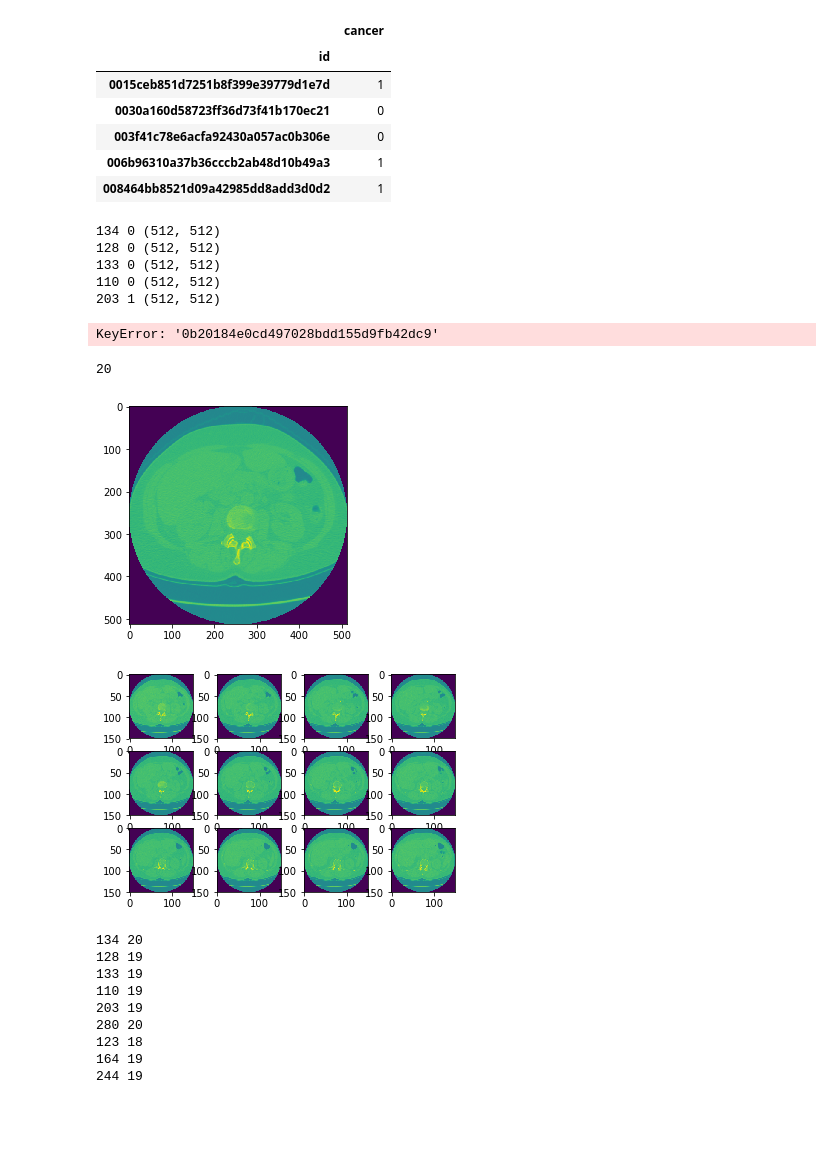
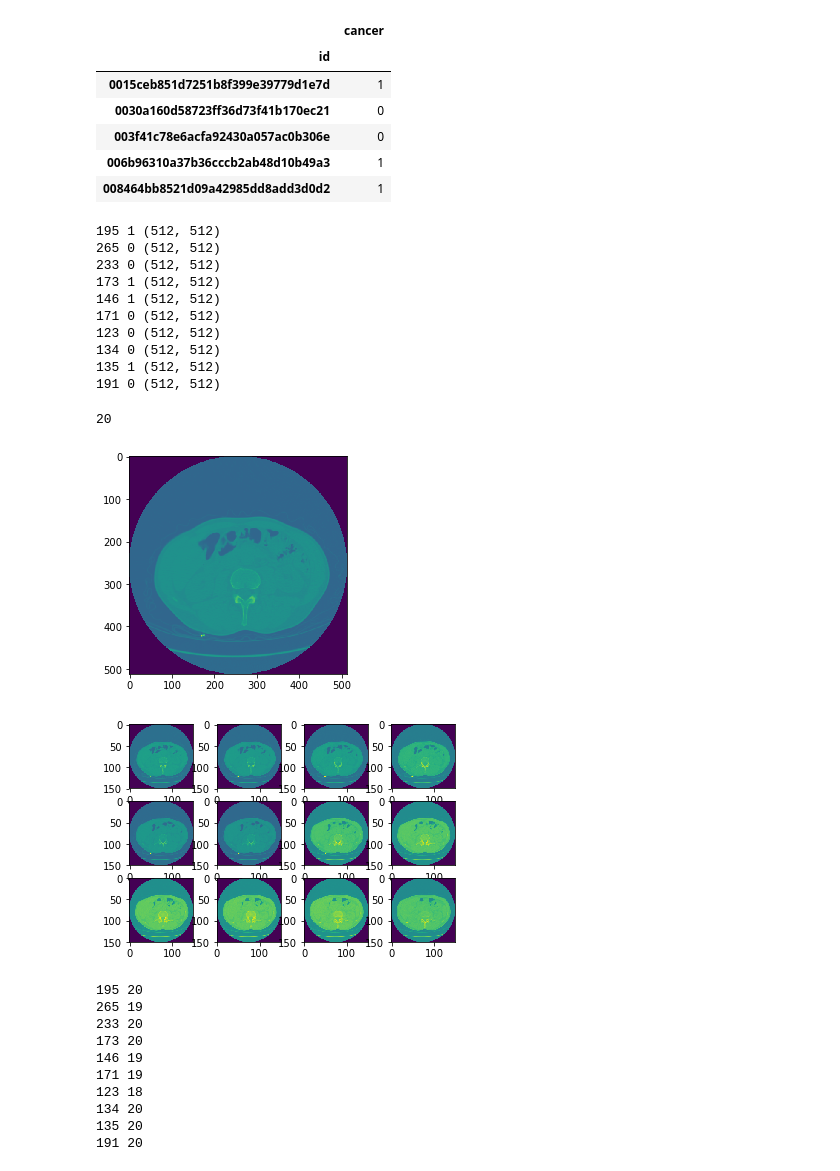
Before and after one commit to bgoldfe2/csi758project, a Jupyter notebook: CSI758_Project.ipynb, the cells around one changed output. Drawn from its saved outputs; the diff is of its cells as text; code cells hidden in the pictures; blank space fills up the shorter version.

```diff
--- a/CSI758_Project.ipynb
+++ b/CSI758_Project.ipynb
@@ -20,7 +18,7 @@ img = dicom.read_file("sample_images\\00cba091fa4ad62cc3200a657aeb957e\\0a291d1b
 # %%
 import pandas as pd
 # %%
-data_dir = 'sample_images'
+data_dir = 'd:/stage1'
 patients = os.listdir(data_dir)
 labels_df = pd.read_csv('stage1_labels.csv',index_col=0)
 
@@ -42,12 +40,16 @@ for patient in patients[:10]:
     print(len(slices), label, slices[0].pixel_array.shape)
     #print(slices[0])
 # %% [output]
+195 1 (512, 512)
+265 0 (512, 512)
+233 0 (512, 512)
+173 1 (512, 512)
+146 1 (512, 512)
+171 0 (512, 512)
+123 0 (512, 512)
 134 0 (512, 512)
-128 0 (512, 512)
-133 0 (512, 512)
-110 0 (512, 512)
-203 1 (512, 512)
+135 1 (512, 512)
+191 0 (512, 512)
-KeyError: '0b20184e0cd497028bdd155d9fb42dc9'
 # %%
 len(patients)
 # %% [output]
@@ -63,45 +65,26 @@ for patient in patients[:1]:
     plt.imshow(slices[0].pixel_array)
     plt.show()
 # %% [output]
-[figure, old version]
+[figure, new version]
 # %%
-import matplotlib.pyplot as plt
 import cv2
 import numpy as np
-import math
 
 IMG_PX_SIZE = 150
-NM_SLICES
-
-def chunks(l,a):
-    # source: Ned Batchelder
-    # link: http://stackoverflow.com/questions/312443/how-do-you-split-a-list-into-evenly-sized-chunks
-    """Yield successive n-sized chunks from l."""
-    for i in range(0, len(l), n):
-        yield l[i:i + n]
-
-def mean(l):
-    return sum(l)/len(l)
-
 
 for patient in patients[:1]:
-    label = labels_df.get_value(patient,'cancer')
+    label = labels_df.get_value(patient, 'cancer')
     path = os.path.join(data_dir,patient)
-    slices = [dicom.read_file(os.path.join(path, s)) for s in os.listdir(path)]
-    slices.sort(key = lambda x: float(x.ImagePositionPatient[2]))
-
-    new_slices = []
-
-    slices = [cv2.resize(np.array(each_slice.pixel_array),(IMG_PX_SIZE,IMG_PX_SIZE))] for each_slice in slices
-
+    slices = [dicom.read_file(os.path.join(path,s)) for s in os.listdir(path)]
+    slices.sort(key = lambda x: int(x.ImagePositionPatient[2]))
     fig = plt.figure()
     for num,each_slice in enumerate(slices[:12]):
         y = fig.add_subplot(3,4,num+1)
-        new_image = cv2.resize(np.array(each_slice.pixel_array),(IMG_PX_SIZE,IMG_PX_SIZE))
-        y.imshow(new_image)
+        new_img = cv2.resize(np.array(each_slice.pixel_array),(IMG_PX_SIZE,IMG_PX_SIZE))
+        y.imshow(new_img)
     plt.show()
 # %% [output]
-[figure, old version]
+[figure, new version]
 # %%
 import math
 
@@ -118,7 +101,7 @@ def mean(l):
 IMG_PX_SIZE = 150
 HM_SLICES = 20
 
-data_dir = 'sample_images/'
+data_dir = 'd:/stage1/'
 patients = os.listdir(data_dir)
 labels_df = pd.read_csv('stage1_labels.csv', index_col=0)
 
@@ -140,15 +123,16 @@ for patient in patients[:10]:
         # some patients don't have labels, so we'll just pass on this for now
         pass
 # %% [output]
+195 20
+265 19
+233 20
+173 20
+146 19
+171 19
+123 18
 134 20
-128 19
-133 19
-110 19
-203 19
-280 20
-123 18
-164 19
-244 19
+135 20
+191 20
 # %%
 for patient in patients[:5]:
         label = labels_df.get_value(patient, 'cancer')
```
Also changed, not shown: parts of 6 cells of this notebook.
